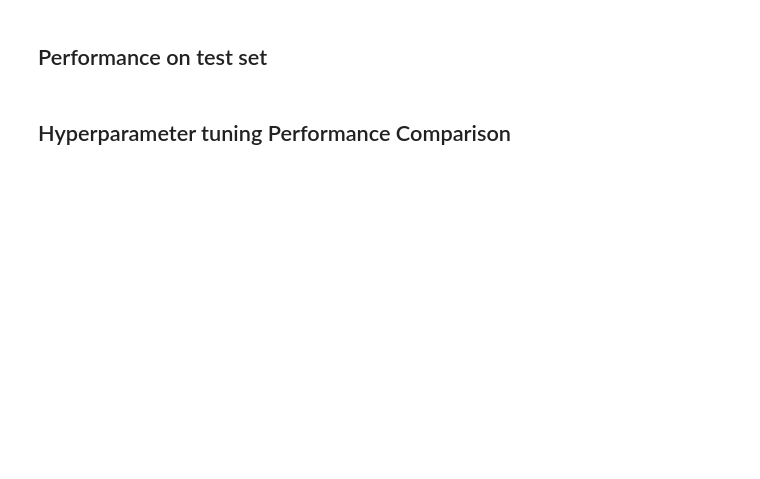
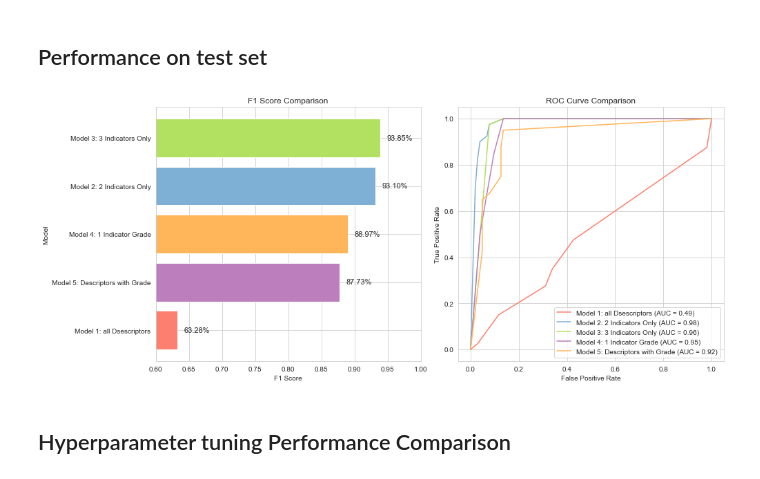
Before and after one commit to kwah-space/IDS-draft, a Jupyter notebook: A3 model.ipynb, the cells around one changed output. Drawn from its saved outputs; the diff is of its cells as text; code cells hidden in the pictures; blank space fills up the shorter version.

```diff
--- a/A3 model.ipynb
+++ b/A3 model.ipynb
@@ -816,7 +889,7 @@ def calculate_metrics(model, X_test, y_test, model_name):
     roc_auc = auc(fpr, tpr)
     metrics.append((model_name, f1, fpr, tpr, roc_auc))
 
-calculate_metrics(model_one, X_test_one, y_test_one, "Model 1: Descriptors Only")
+calculate_metrics(model_one, X_test_one, y_test_one, "Model 1: all Dsescriptors")
 calculate_metrics(model_two, X_test_two, y_test_two, "Model 2: 2 Indicators Only")
 calculate_metrics(model_three, X_test_three, y_test_three, "Model 3: 3 Indicators Only")
 calculate_metrics(model_four, X_test_four, y_test_four, "Model 4: 1 Indicator Grade")
@@ -826,33 +899,35 @@ calculate_metrics(model_five, X_test_five, y_test_five, "Model 5: Descriptors wi
 fig, ax = plt.subplots(1, 2, figsize=(14, 6))
 
 sorted_metrics = sorted(metrics, key=lambda x: x[1])
 
 # Horizontal Bar Chart for F1-Score
 bars = ax[0].barh([m[0] for m in sorted_metrics], [m[1] for m in sorted_metrics], color=[colors[0], colors[3],colors[4], colors[1], colors[2]])
 ax[0].set_ylabel('Model')
 ax[0].set_xlabel('F1 Score')
 ax[0].set_xlim(0.6, 1.0)  # Adjusted to give a bit more space for the text
 ax[0].set_title('F1 Score Comparison')
 
 # Adding the score beside the bars
 for bar, metric in zip(bars, sorted_metrics):
     ax[0].text(bar.get_width() + 0.01,  # X position, slightly beside the bar
                bar.get_y() + bar.get_height() / 2,  # Y position, centered
                f'{bar.get_width()*100:.2f}%',  # Text, formatted to two decimal places
                va='center',  # Vertical alignment is centered
                fontsize=11)
 
 # ROC Curves
 for m in metrics:
     ax[1].plot(m[2], m[3], label=f'{m[0]} (AUC = {m[4]:.2f})')
 ax[1].set_xlabel('False Positive Rate')
 ax[1].set_ylabel('True Positive Rate')
 ax[1].set_title('ROC Curve Comparison')
 
 ax[1].legend(loc='lower right')
 
 plt.tight_layout()
 plt.show()
+# %% [output]
+[figure, added]
 # %% [markdown]
 ## Hyperparameter tuning Performance Comparison
 # %%
```
Also changed, not shown: parts of 21 cells of this notebook.
